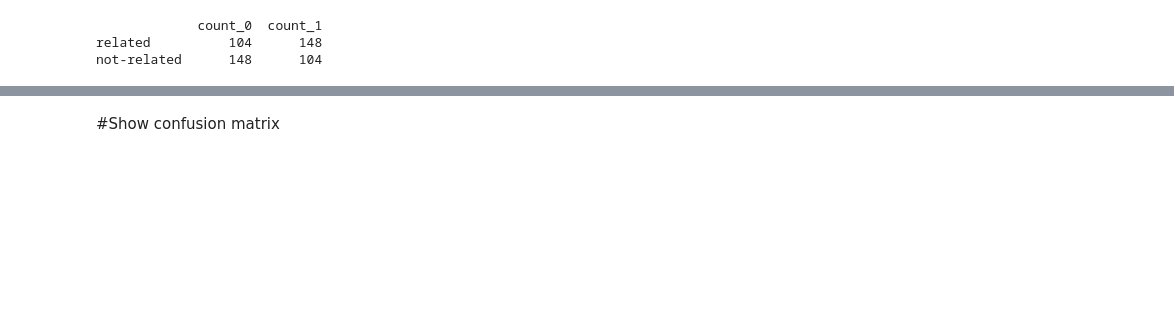
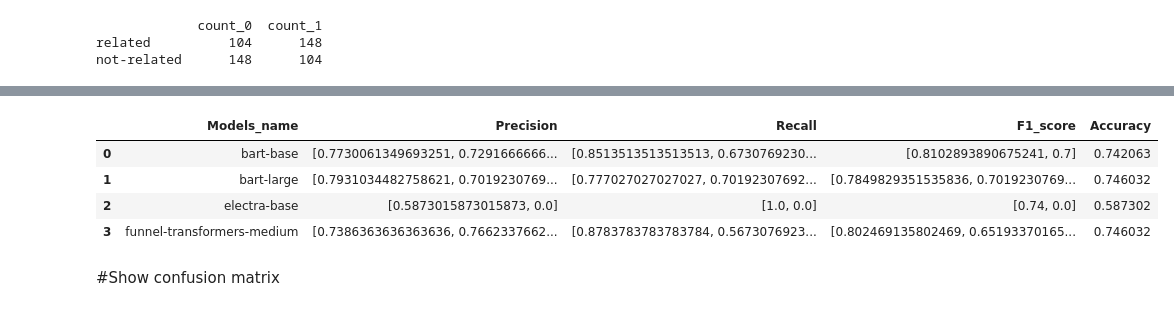
Before and after one commit to sadeghjafari5528/PsychologistChatbot, a Jupyter notebook: detect-unrelated message/Classification_Chat_Data_v1.ipynb, the cells around one changed output, grey strips where cells are left out. Cells and saved outputs as stored; diff of their text form; code cells hidden in the pictures; blank space fills up the shorter version.

```diff
--- a/detect-unrelated message/Classification_Chat_Data_v1.ipynb
+++ b/detect-unrelated message/Classification_Chat_Data_v1.ipynb
@@ -586,6 +627,8 @@ class Dataset(torch.utils.data.Dataset):
     def __len__(self):
         return len(self.labels)
 # %%
+from transformers import IntervalStrategy
+
 def build_dataset(x_train,y_train,x_valid,y_valid,MAX_LENGTH):
   train_encodings = tokenizer(x_train, truncation=True, padding="max_length", max_length=MAX_LENGTH)
   valid_encodings = tokenizer(x_valid, truncation=True, padding="max_length", max_length=MAX_LENGTH)
@@ -597,14 +640,17 @@ def train_arg():
     training_args = TrainingArguments(
     output_dir="./output/best-model-v1",
     report_to=None,
-    num_train_epochs=3,
+    num_train_epochs=1,
     per_device_train_batch_size=8,
     per_device_eval_batch_size=16,
     learning_rate=2e-5,
     weight_decay=0.01,
-    evaluation_strategy="steps",
+    eval_strategy=IntervalStrategy.STEPS,
     save_total_limit=1,
-    logging_strategy="epoch",
+    logging_dir="./logs",
+    logging_strategy=IntervalStrategy.STEPS,
+    logging_steps=250,
+    eval_steps=250,
     load_best_model_at_end=True,
   )
     return training_args
@@ -670,0 +771,40 @@ for i in (models_list):
+# %%
+precision, recall, f1, accuracy=train_funnel_transformer("funnel-transformer/medium")
+
+new_data = pd.DataFrame({
+    "Models_name": 'funnel-transformers-medium',
+    "Precision": [precision],
+    "Recall": [recall],
+    "F1_score": [f1],
+    "Accuracy": [accuracy]
+  })
+
+metrics_df = pd.concat([metrics_df, new_data], ignore_index=True)
+model_confusion_matrices = []
+predicted_classes = trainer.predict(valid_dataset).predictions
+# if isinstance(predicted_classes, tuple) :
+#   predicted_classes = predicted_classes[0]
+# predicted_classes = np.array(predicted_classes)
+# if len(predicted_classes.shape) > 2:
+#   predicted_classes = predicted_classes.reshape(predicted_classes.shape[0], -1)
+
+y_valid_np = np.array(y_valid)
+predicted_classes = (expit(predicted_classes) >= 0.5).astype(int)
+
+for j in range(len(label_columns)):
+    print(f"Computing confusion matrix for label: {label_columns[j]}")
+    cm = confusion_matrix(y_valid_np[:, j], predicted_classes[:, j])
+    model_confusion_matrices.append(cm)
+confusion_matrices.append(model_confusion_matrices)
+print(f"{models_name[x]} evaluates:")
+for k, label in enumerate(label_columns):
+    print(f"Class '{label}': Precision: {precision[k]:.4f}, Recall: {recall[k]:.4f}, F1: {f1[k]:.4f}")
+print(f"Overall accuracy: {accuracy:.4f}")
+# %%
+metrics_df
+# %% [output]
+|  | Models_name | Precision | Recall | F1_score | Accuracy |
+| 0 | bart-base | [0.7730061349693251, 0.7291666666... | [0.8513513513513513, 0.6730769230... | [0.8102893890675241, 0.7] | 0.742063 |
+| 1 | bart-large | [0.7931034482758621, 0.7019230769... | [0.777027027027027, 0.70192307692... | [0.7849829351535836, 0.7019230769... | 0.746032 |
+| 2 | electra-base | [0.5873015873015873, 0.0] | [1.0, 0.0] | [0.74, 0.0] | 0.587302 |
+| 3 | funnel-transformers-medium | [0.7386363636363636, 0.7662337662... | [0.8783783783783784, 0.5673076923... | [0.802469135802469, 0.65193370165... | 0.746032 |
```
Also changed, not shown: parts of 24 cells of this notebook.
